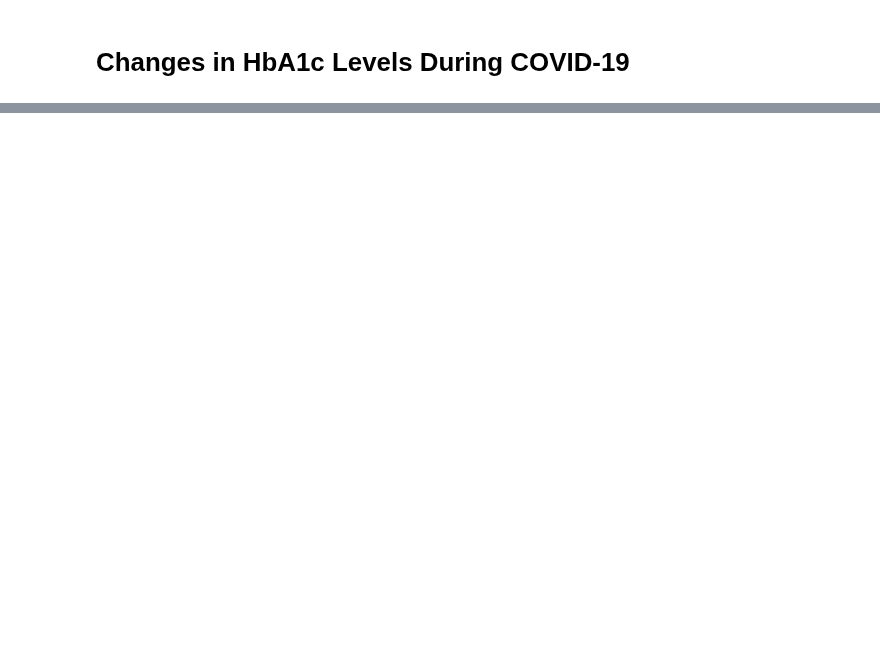
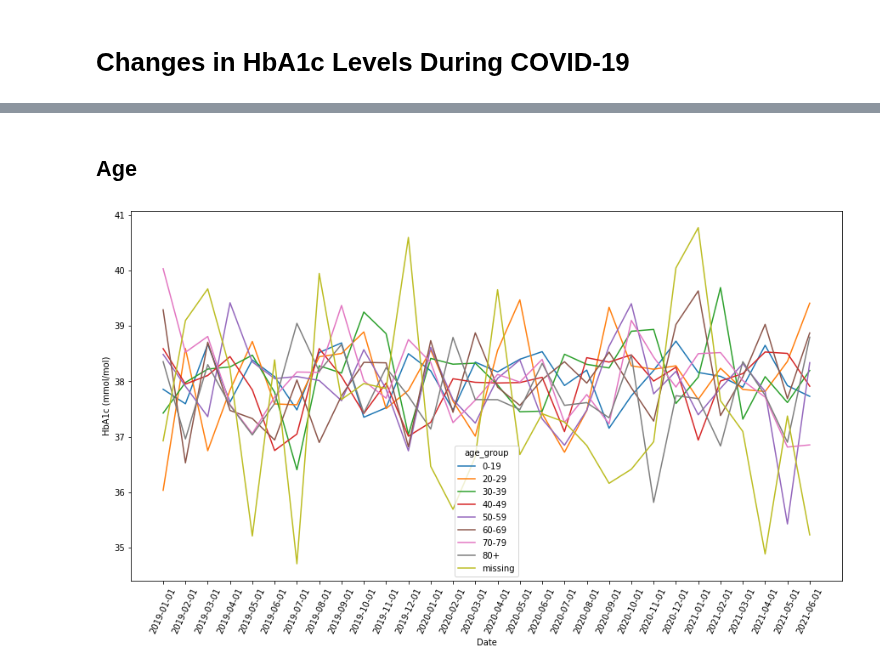
Before and after one commit to opensafely/HbA1c-levels, a Jupyter notebook: notebooks/hba1c_levels.ipynb, the cells around one changed output, grey strips where cells are left out. Cells and saved outputs as stored; diff of their text form; code cells hidden in the pictures; blank space fills up the shorter version.

```diff
--- a/notebooks/hba1c_levels.ipynb
+++ b/notebooks/hba1c_levels.ipynb
@@ -127,0 +14,34 @@ mean_abnormal(df_imd, 'imd')
+# %%
+def compute_mean(group):
+    """
+    Computes mean HbA1c levels by demographic group & month.
+
+    Arg:
+        group (str): Demographic group such as 'age_group',
+                     'sex', 'imd', 'region', and 'diabetes_type'
+
+    Returns:
+        Dataframe (df): Dataframe of means by month
+    """
+    return pd.DataFrame(df_input.groupby(by=['date',group])['hba1c_mmol_per_mol'].mean()).reset_index()
+
+def create_chart(group, df):
+    """
+    Outputs chart demonstrating trends in HbA1c levels by
+    demographic group & month.
+
+    Args:
+        group (str): Demographic group such as 'age_group',
+                     'sex', 'imd', 'region', and 'diabetes_type'
+        df (df): Dataframe of means by month
+    """
+    plt.figure(figsize = (15,8))
+    if group=='population':
+        ax = sns.lineplot(x = 'date', y = 'hba1c_mmol_per_mol', data = df)
+    else:
+        ax = sns.lineplot(x = 'date', y = 'hba1c_mmol_per_mol', hue = group, data = df)
+    locs, labels = plt.xticks()
+    plt.xlabel('Date')
+    plt.ylabel('HbA1c (mmol/mol)')
+    plt.setp(labels, rotation=65)
+    plt.show()
@@ -127,0 +65,7 @@ mean_abnormal(df_imd, 'imd')
+# %% [markdown]
+## Age
+# %%
+df_age = compute_mean('age_group')
+create_chart('age_group', df_age)
+# %% [output]
+[figure, added]
```
Also changed, not shown: parts of 23 cells of this notebook, 1 other file.
